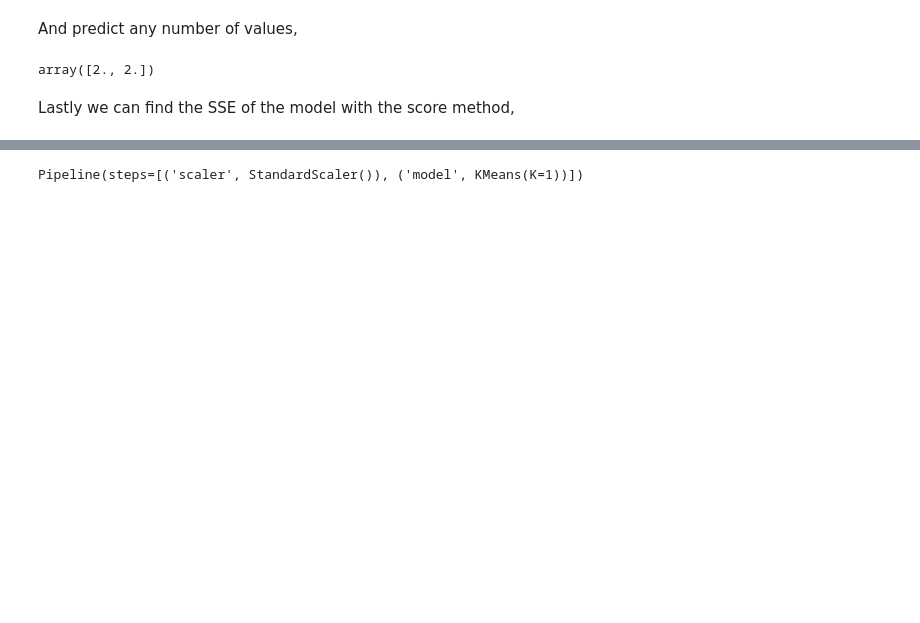
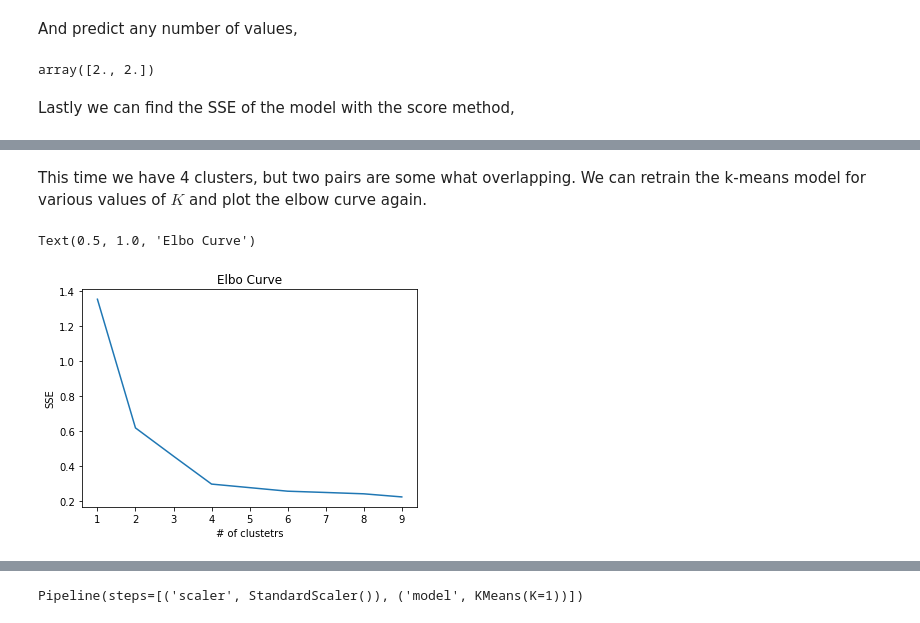
Before and after one commit to mdh266/KMeans, a Jupyter notebook: kmeans.ipynb, the cells around one changed output, grey strips where cells are left out. Drawn from its saved outputs; the diff is of its cells as text; code cells hidden in the pictures; blank space fills up the shorter version.

```diff
--- a/kmeans.ipynb
+++ b/kmeans.ipynb
@@ -463,0 +494,14 @@ We can also now use the [GridSearchCV](https://scikit-learn.org/stable/modules/g
+# %% [markdown]
+This time we have 4 clusters, but two pairs are some what overlapping. We can retrain the k-means model for various values of $K$ and plot the elbow curve again.
+# %%
+K_max = 10
+scores = [make_pipeline(StandardScaler(), KMeans(K=k)).fit(new_data).score(new_data)
+          for k in range(1,K_max)]
+
+plt.plot(range(1,K_max), scores)
+plt.xlabel("# of clustetrs")
+plt.ylabel("SSE", rotation=90)
+plt.title("Elbo Curve")
+# %% [output]
+Text(0.5, 1.0, 'Elbo Curve')
+[figure, added]
```
Also changed, not shown: parts of 56 cells of this notebook.
